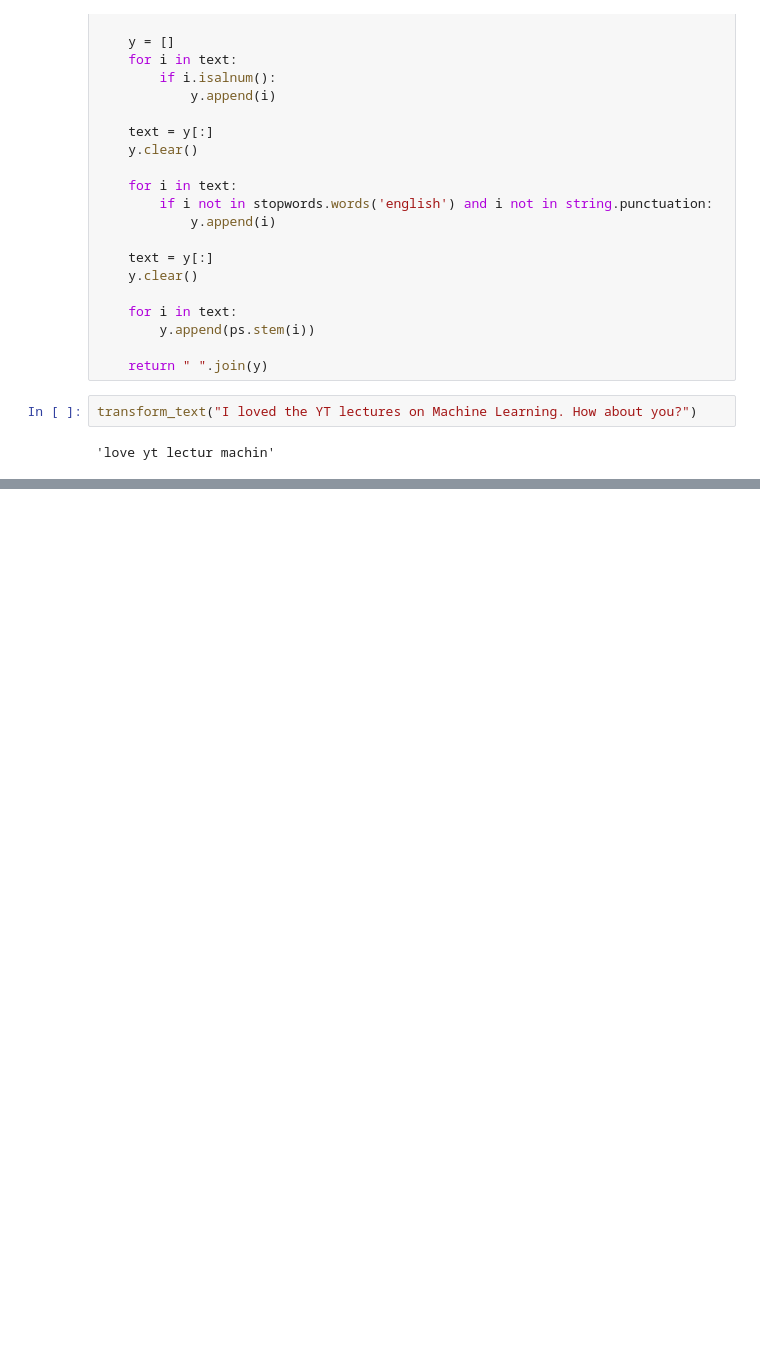
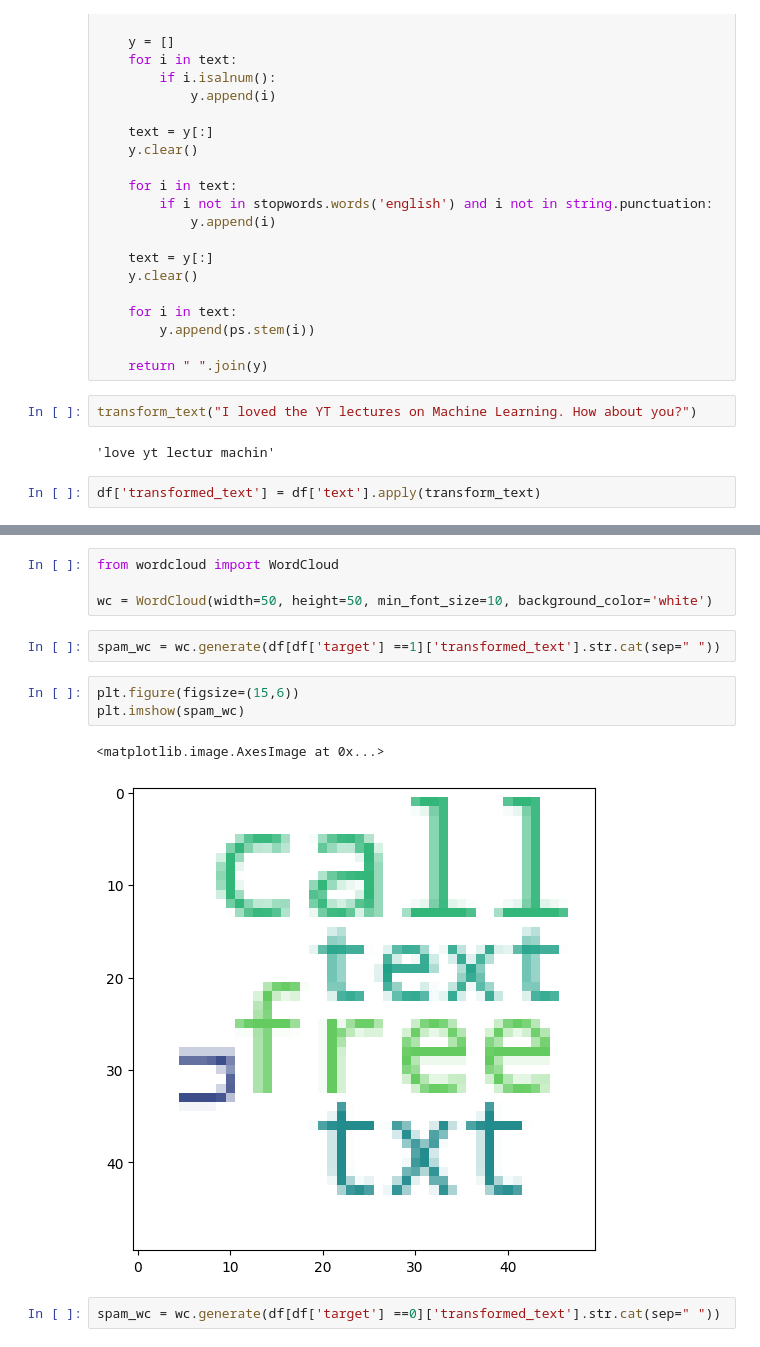
Before and after one commit to adityahacker-1/scam_msg_classifier_hackathon, a Jupyter notebook: ai/spam_email_detector.ipynb, the cells around one changed output, grey strips where cells are left out. Saved outputs shown, nothing was run; the diff lists cells and outputs as text; blank space fills up the shorter version.

```diff
--- a/ai/spam_email_detector.ipynb
+++ b/ai/spam_email_detector.ipynb
@@ -210,3 +213,5 @@ def transform_text(text):
 transform_text("I loved the YT lectures on Machine Learning. How about you?")
 # %% [output]
 'love yt lectur machin'
+# %%
+df['transformed_text'] = df['text'].apply(transform_text)
@@ -212,0 +227,14 @@ transform_text("I loved the YT lectures on Machine Learning. How about you?")
+# %%
+from wordcloud import WordCloud
+
+wc = WordCloud(width=50, height=50, min_font_size=10, background_color='white')
+# %%
+spam_wc = wc.generate(df[df['target'] ==1]['transformed_text'].str.cat(sep=" "))
+# %%
+plt.figure(figsize=(15,6))
+plt.imshow(spam_wc)
+# %% [output]
+<matplotlib.image.AxesImage at 0x...>
+[figure, added]
+# %%
+spam_wc = wc.generate(df[df['target'] ==0]['transformed_text'].str.cat(sep=" "))
```
Also changed, not shown: parts of 24 cells of this notebook.
